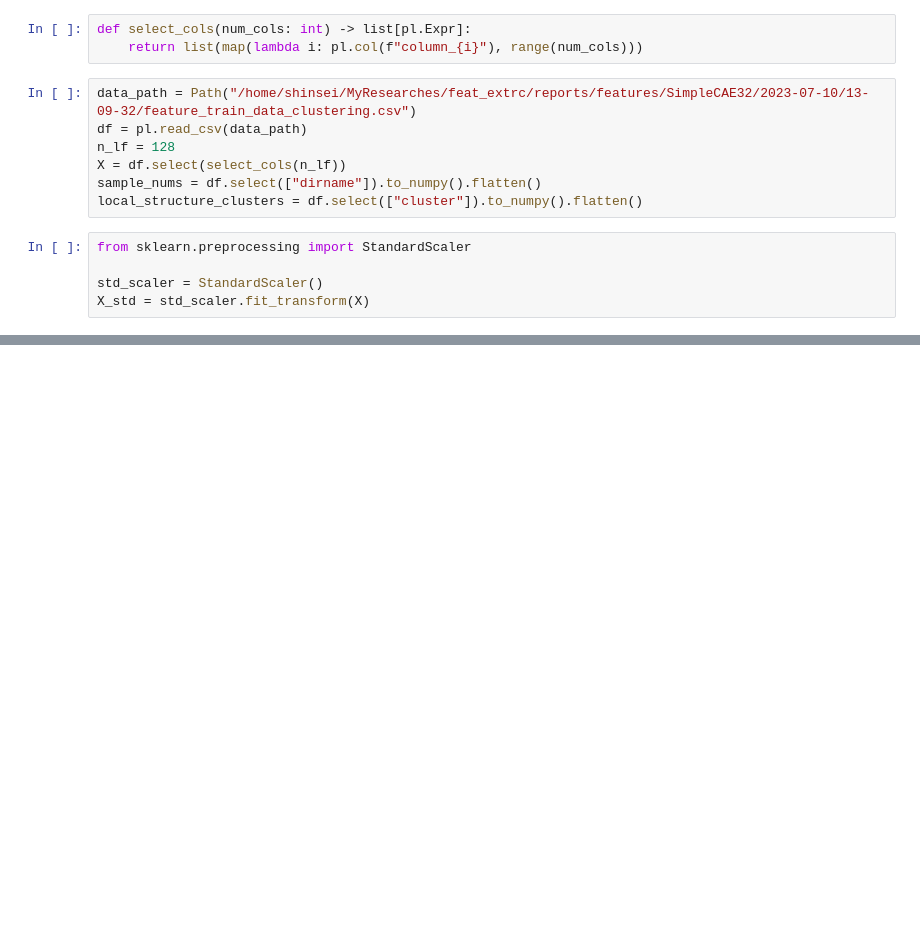
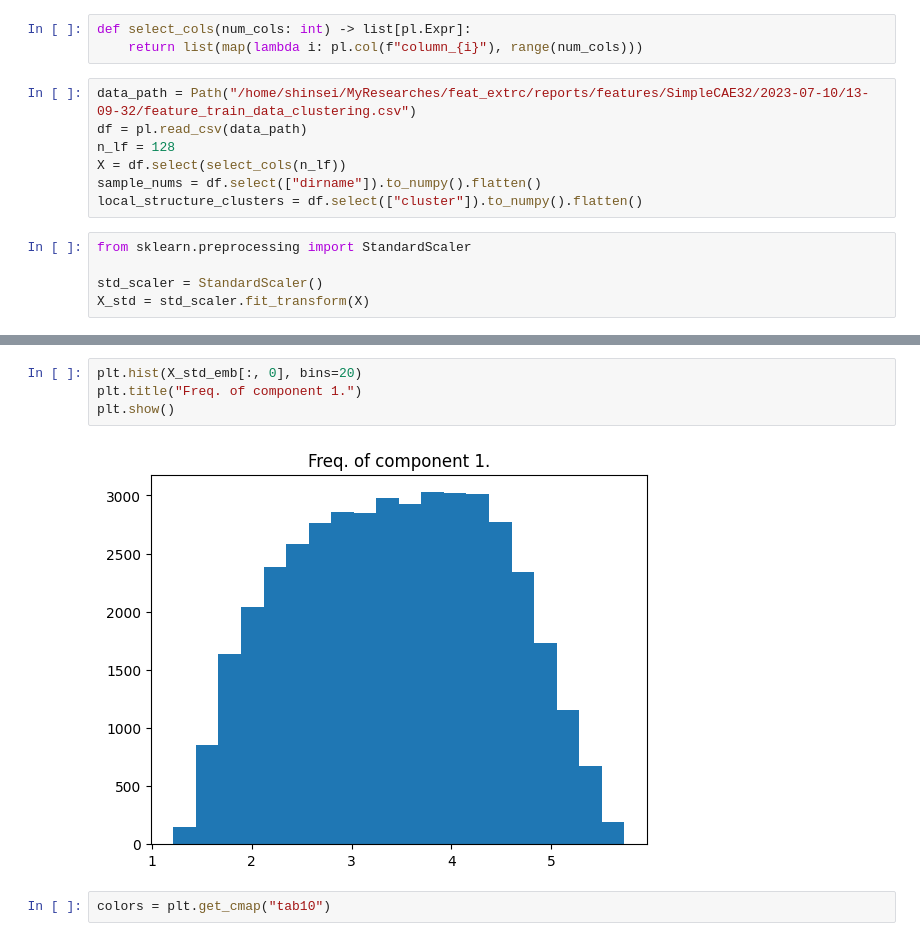
Before and after one commit to RyuichiShinseiB/Feature_extraction, a Jupyter notebook: notebooks/umap.ipynb, the cells around one changed output, grey strips where cells are left out. Saved outputs shown, nothing was run; the diff lists cells and outputs as text; blank space fills up the shorter version.

```diff
--- a/notebooks/umap.ipynb
+++ b/notebooks/umap.ipynb
@@ -87,0 +73,8 @@ plt.show()
+# %%
+plt.hist(X_std_emb[:, 0], bins=20)
+plt.title("Freq. of component 1.")
+plt.show()
+# %% [output]
+[figure, added]
+# %%
+colors = plt.get_cmap("tab10")
```
Also changed, not shown: parts of 11 cells of this notebook, 1 other file.
